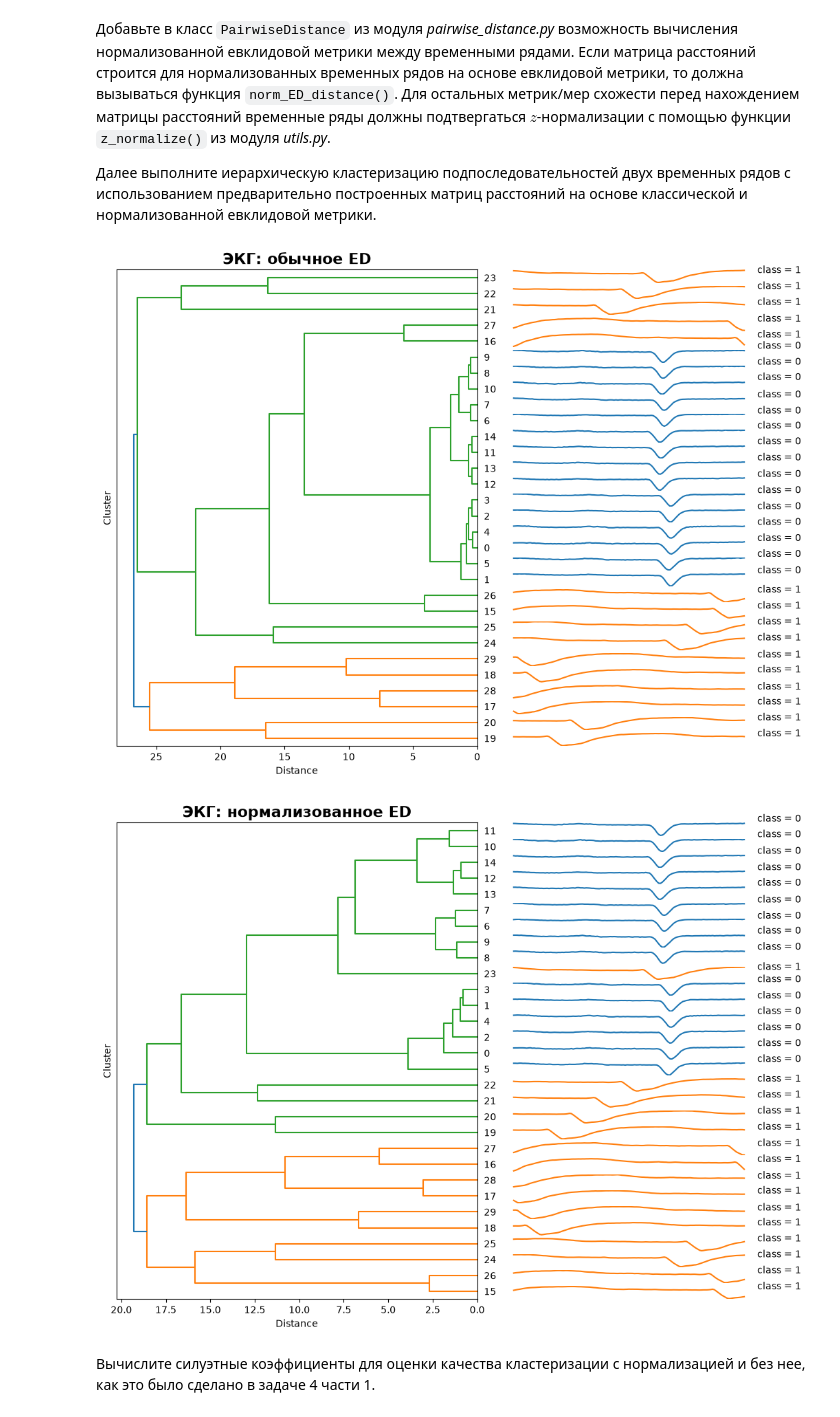
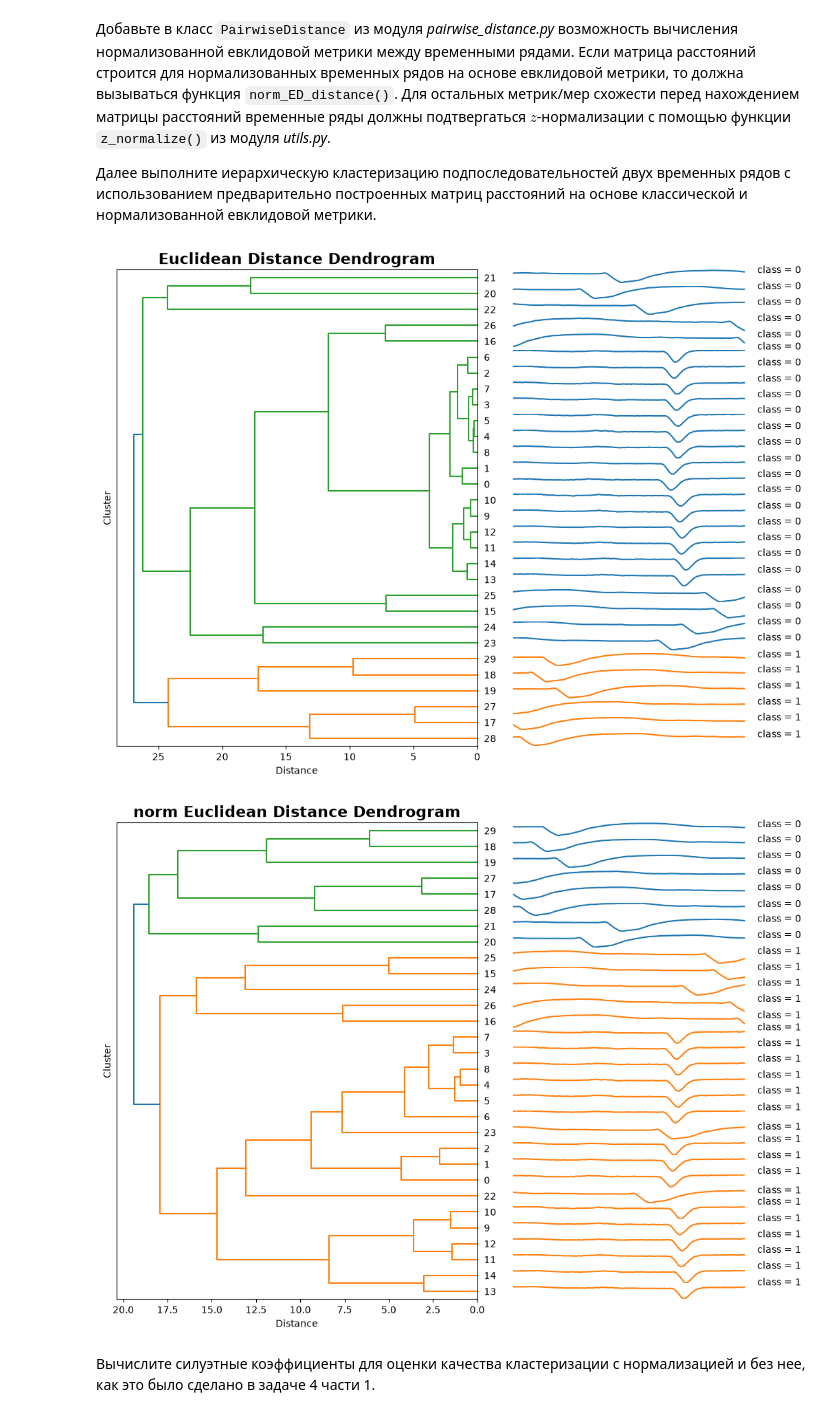
Before and after one commit to susu-uploads/AFTSAIM-2026, a Jupyter notebook: practice/practice-1-basics/01 Basics - БабушкинМВ.ipynb, the cells around one changed output. Drawn from its saved outputs; the diff is of its cells as text; code cells hidden in the pictures.

```diff
--- a/practice/practice-1-basics/01 Basics - БабушкинМВ.ipynb
+++ b/practice/practice-1-basics/01 Basics - БабушкинМВ.ipynb
@@ -301,18 +316,24 @@ labels = np.array([0]*subs_set1[0:15].shape[0] + [1]*subs_set2[0:15].shape[0])
 Добавьте в класс `PairwiseDistance` из модуля *pairwise_distance.py* возможность вычисления нормализованной евклидовой метрики между временными рядами. Если матрица расстояний строится для нормализованных временных рядов на основе евклидовой метрики, то должна вызываться функция `norm_ED_distance()`. Для остальных метрик/мер схожести перед нахождением матрицы расстояний временные ряды должны подтвергаться $z$-нормализации с помощью функции `z_normalize()` из модуля *utils.py*.
 
 Далее выполните иерархическую кластеризацию подпоследовательностей двух временных рядов с использованием предварительно построенных матриц расстояний на основе классической и нормализованной евклидовой метрики.
-# %%
-ecg_matrices = {}
-ecg_models = {}
-for normalize in (False, True):
-    matrix = PairwiseDistance('euclidean', is_normalize=normalize).calculate(subs_set)
-    model = TimeSeriesHierarchicalClustering(n_clusters=2, method='complete').fit(matrix)
-    ecg_matrices[normalize] = matrix
-    ecg_models[normalize] = model
-    title = 'ЭКГ: нормализованное ED' if normalize else 'ЭКГ: обычное ED'
-    model.plot_dendrogram(pd.DataFrame(subs_set), labels, title=title)
-# %% [output]
-[figure, removed]
-[figure, removed]
+# %%
+import pandas as pd
+
+# INSERT YOUR CODE
+ed_distance_matrix = PairwiseDistance(metric='euclidean').calculate(subs_set)
+norm_ed_distance_matrix = PairwiseDistance(metric='euclidean', is_normalize=True).calculate(subs_set)
+
+# Кластеризация с использованием евклидовой метрики
+ed_clustering = TimeSeriesHierarchicalClustering(n_clusters=2, method='complete')
+ed_labels = ed_clustering.fit_predict(ed_distance_matrix)
+ed_clustering.plot_dendrogram(pd.DataFrame(subs_set), ed_labels, title='Euclidean Distance Dendrogram')
+
+# Кластеризация с использованием нормализованной евклидовой метрики
+norm_ed_clustering = TimeSeriesHierarchicalClustering(n_clusters=2, method='complete')
+norm_ed_labels = norm_ed_clustering.fit_predict(norm_ed_distance_matrix)
+norm_ed_clustering.plot_dendrogram(pd.DataFrame(subs_set), norm_ed_labels, title='norm Euclidean Distance Dendrogram')
+# %% [output]
+[figure, added]
+[figure, added]
 # %% [markdown]
 Вычислите силуэтные коэффициенты для оценки качества кластеризации с нормализацией и без нее, как это было сделано в задаче 4 части 1.
```
Also changed, not shown: parts of 43 cells of this notebook, 2 other files.
